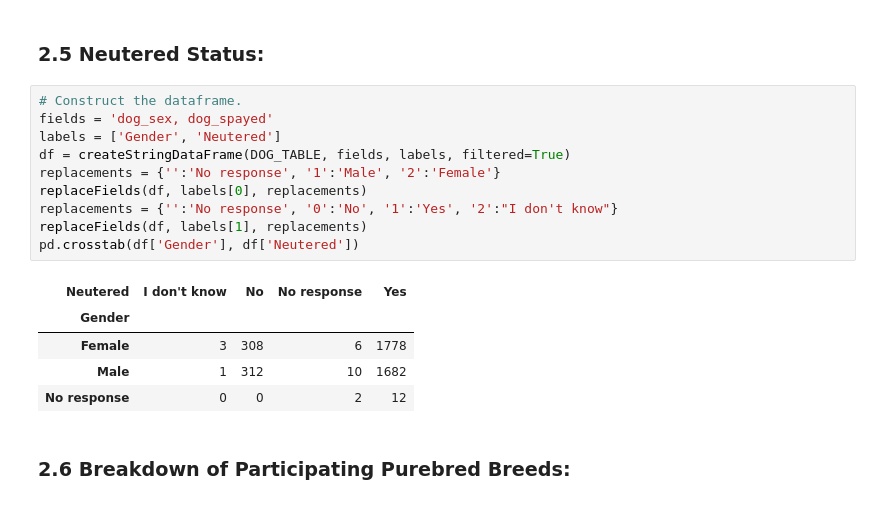
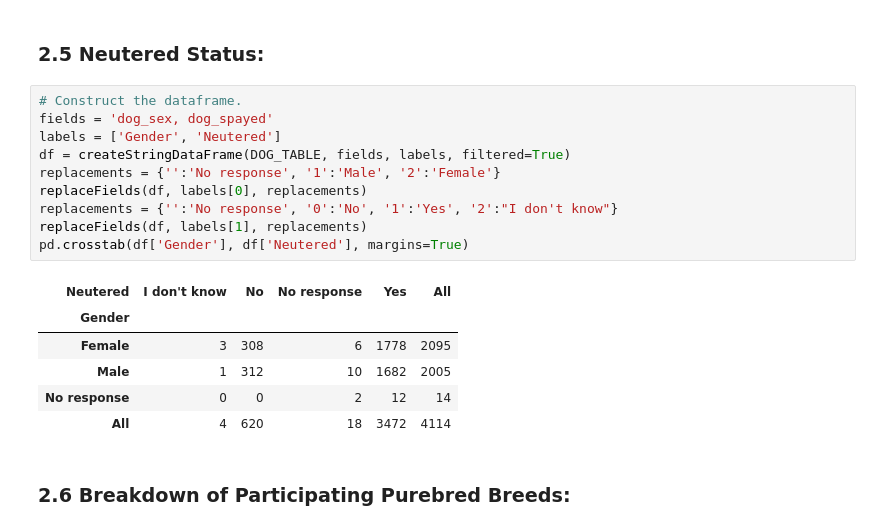
Before and after one commit to iandinwoodie/pdbs-study-1, a Jupyter notebook: notebooks/1.0-ird-pdbs-analysis-notebook.ipynb, the cells around one changed output. Saved outputs shown, nothing was run; the diff lists cells and outputs as text.

```diff
--- a/notebooks/1.0-ird-pdbs-analysis-notebook.ipynb
+++ b/notebooks/1.0-ird-pdbs-analysis-notebook.ipynb
@@ -392,19 +350,20 @@ df.apply(pd.value_counts)
 # %%
 # Construct the dataframe.
 fields = 'dog_sex, dog_spayed'
 labels = ['Gender', 'Neutered']
 df = createStringDataFrame(DOG_TABLE, fields, labels, filtered=True)
 replacements = {'':'No response', '1':'Male', '2':'Female'}
 replaceFields(df, labels[0], replacements)
 replacements = {'':'No response', '0':'No', '1':'Yes', '2':"I don't know"}
 replaceFields(df, labels[1], replacements)
-pd.crosstab(df['Gender'], df['Neutered'])
+pd.crosstab(df['Gender'], df['Neutered'], margins=True)
 # %% [output]
-| Neutered | I don't know | No | No response | Yes |
-| Gender |  |  |  |  |
-| Female | 3 | 308 | 6 | 1778 |
-| Male | 1 | 312 | 10 | 1682 |
-| No response | 0 | 0 | 2 | 12 |
+| Neutered | I don't know | No | No response | Yes | All |
+| Gender |  |  |  |  |  |
+| Female | 3 | 308 | 6 | 1778 | 2095 |
+| Male | 1 | 312 | 10 | 1682 | 2005 |
+| No response | 0 | 0 | 2 | 12 | 14 |
+| All | 4 | 620 | 18 | 3472 | 4114 |
 # %% [markdown]
 ### 2.6 Breakdown of Participating Purebred Breeds:
 # %%
```
Also changed, not shown: parts of 2 cells of this notebook.
